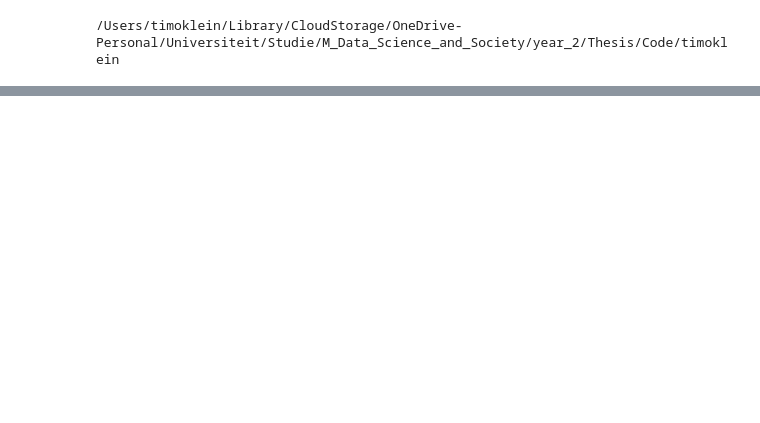
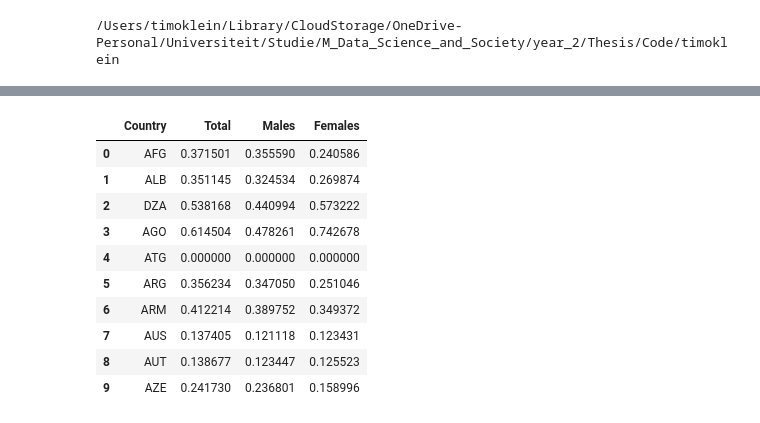
Before and after one commit to Moral-Machine-2024/timoklein, a Jupyter notebook: DSS_Thesis_Code.ipynb, the cells around one changed output, grey strips where cells are left out. Cells and saved outputs as stored; diff of their text form; code cells hidden in the pictures; blank space fills up the shorter version.

Commit message:
Load and preprocess the data

```diff
--- a/DSS_Thesis_Code.ipynb
+++ b/DSS_Thesis_Code.ipynb
@@ -7,0 +114,84 @@ print(os.getcwd())
+# %%
+## Load the Road Traffic Deaths Sex dataset into a DataFrame
+df_rtds = pd.read_csv('Data/Road_Traffic_Deaths_Sex.csv')
+
+# Only keep the columns 'Unnamed: 0', 'Unnamed: 1', 'Estimated road traffic death rate (per 100 000 population)', 'Estimated road traffic death rate (per 100 000 population).1' and 'Estimated road traffic death rate (per 100 000 population).2'
+df_rtds = df_rtds[['Unnamed: 0', 'Unnamed: 1', 'Estimated road traffic death rate (per 100 000 population)', 'Estimated road traffic death rate (per 100 000 population).1', 'Estimated road traffic death rate (per 100 000 population).2']]
+
+# Rename the columns and delete the first row
+df_rtds.columns = ['Country', 'Year', 'Total', 'Males', 'Females']
+df_rtds = df_rtds.iloc[1:]
+
+# Only keep the rows where the 'Year' column is '2015' or '2016'
+df_rtds['Year'] = df_rtds['Year'].str.strip()
+df_rtds = df_rtds[df_rtds['Year'].isin(['2015', '2016'])]
+
+# Remove the numbers between square brackets
+columns_to_clean = ['Total','Males','Females']
+
+for col in columns_to_clean:
+    df_rtds[col] = df_rtds[col].str.replace(r'\s*\[.*?\]', '', regex=True)
+
+# Convert the death rate columns to numeric
+df_rtds['Total'] = pd.to_numeric(df_rtds['Total'], errors='coerce')
+df_rtds['Males'] = pd.to_numeric(df_rtds['Males'], errors='coerce')
+df_rtds['Females'] = pd.to_numeric(df_rtds['Females'], errors='coerce')
+df_rtds['Year'] = pd.to_numeric(df_rtds['Year'], errors='coerce')
+
+# Group by 'Country' and calculate the mean for the last three columns for '2015' and '2016'
+df_rtds = df_rtds.groupby('Country').mean()[['Total','Males','Females']]
+
+# Normalize the last three columns
+# Convert columns to numeric type
+columns_to_normalize = ['Total','Males','Females']
+
+for col in columns_to_normalize:
+    df_rtds[col] = pd.to_numeric(df_rtds[col])
+
+# Min-Max Normalization directly in the existing DataFrame
+for col in columns_to_normalize:
+    df_rtds[col] = (df_rtds[col] - df_rtds[col].min()) / (df_rtds[col].max() - df_rtds[col].min())
+
+# Reset the index so that "Country" becomes a regular column
+df_rtds = df_rtds.reset_index()
+
+# Change the 'Country' column to ISO codes
+# Extract the 'Country' column as a list
+country_names = df_rtds['Country'].tolist()
+
+# Create a mapping of country names to ISO codes
+country_to_iso = {}
+for country in country_names:
+    try:
+        # Get the country object using the name
+        country_obj = pycountry.countries.lookup(country)
+        # Map country name to ISO code
+        country_to_iso[country] = country_obj.alpha_3  # Using 3-letter ISO code
+    except LookupError:
+        # If the country is not found, handle it as needed
+        print(f"Country not found: {country}")
+
+# Manual mapping for countries that did not get an ISO code
+manual_iso_mapping = {
+    "Bolivia (Plurinational State of)": "BOL",
+    "Cote d'Ivoire": "CIV",
+    "Democratic Republic of the Congo": "COD",
+    "Iran (Islamic Republic of)": "IRN",
+    "Micronesia (Federated States of)": "FSM",
+    "Netherlands (Kingdom of the)": "NLD",
+    "Republic of Korea": "KOR",
+    "Turkiye": "TUR",
+    "Venezuela (Bolivarian Republic of)": "VEN"
+}
+
+# Update the mapping with the manual mappings
+country_to_iso.update(manual_iso_mapping)
+
+# Create a Series from the mapping to use for replacing values
+iso_codes_series = pd.Series(country_to_iso)
+
+# Replace the 'Country' column values with ISO codes
+df_rtds['Country'] = df_rtds['Country'].replace(iso_codes_series)
+
+df_rtds.head(10)
+# %% [output]
@@ -7,0 +207,11 @@ print(os.getcwd())
+|  | Country | Total | Males | Females |
+| 0 | AFG | 0.371501 | 0.355590 | 0.240586 |
+| 1 | ALB | 0.351145 | 0.324534 | 0.269874 |
+| 2 | DZA | 0.538168 | 0.440994 | 0.573222 |
+| 3 | AGO | 0.614504 | 0.478261 | 0.742678 |
+| 4 | ATG | 0.000000 | 0.000000 | 0.000000 |
+| 5 | ARG | 0.356234 | 0.347050 | 0.251046 |
+| 6 | ARM | 0.412214 | 0.389752 | 0.349372 |
+| 7 | AUS | 0.137405 | 0.121118 | 0.123431 |
+| 8 | AUT | 0.138677 | 0.123447 | 0.125523 |
+| 9 | AZE | 0.241730 | 0.236801 | 0.158996 |
```
Also changed, not shown: parts of 26 cells of this notebook.
